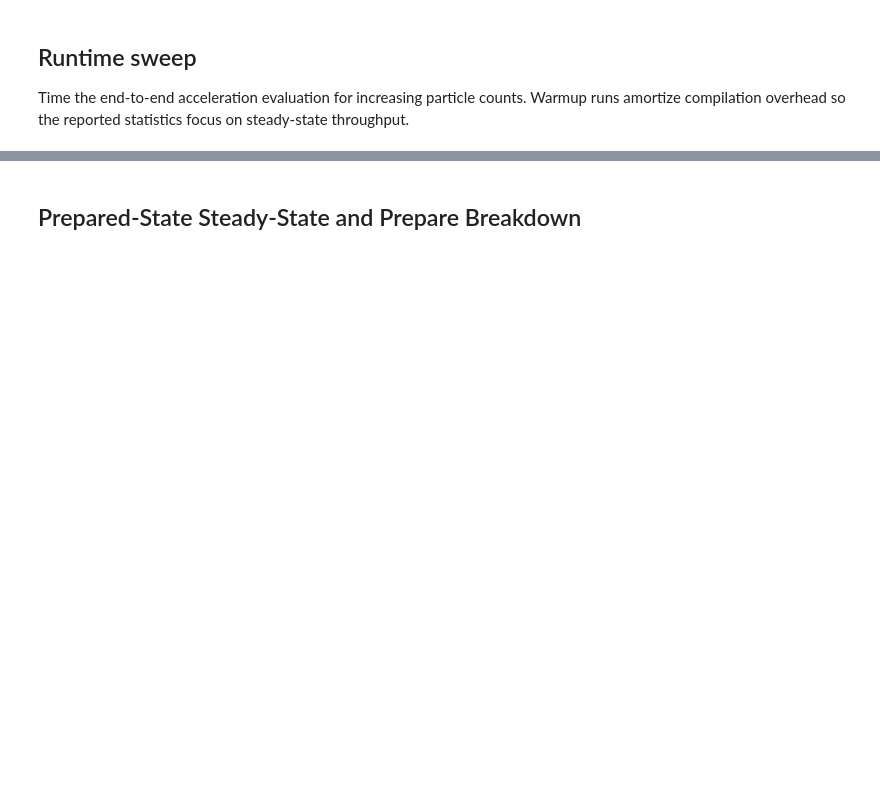
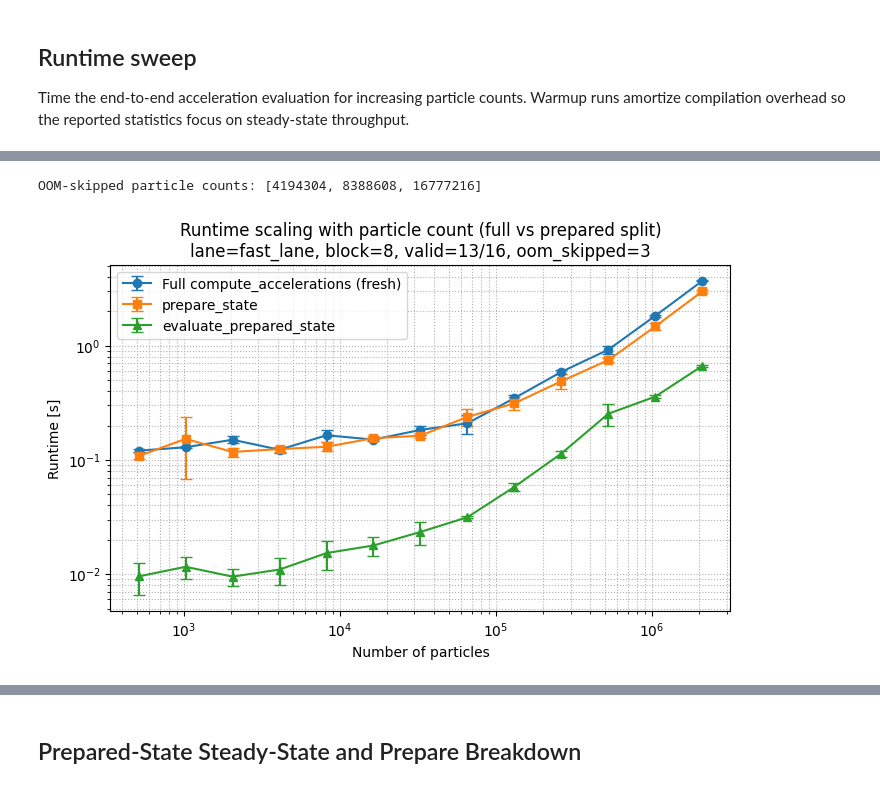
Before and after one commit to TobiBu/jaccpot, a Jupyter notebook: examples/benchmark_runtime_large_N_performance.ipynb, the cells around one changed output, grey strips where cells are left out. Cells and saved outputs as stored; diff of their text form; code cells hidden in the pictures; blank space fills up the shorter version.

```diff
--- a/examples/benchmark_runtime_large_N_performance.ipynb
+++ b/examples/benchmark_runtime_large_N_performance.ipynb
@@ -1186 +1362,53 @@ runtime_df_sorted = runtime_df.sort_values("num_particles")
+# %%
+plot_runtime_df = runtime_df_valid if "runtime_df_valid" in globals() else runtime_df_sorted
+if plot_runtime_df.empty:
+    raise RuntimeError("No valid runtime rows to plot. Check runtime_df_failed for error details.")
+
+fig, ax = plt.subplots(figsize=(8, 4.5))
+
+ax.errorbar(
+    plot_runtime_df["num_particles"],
+    plot_runtime_df["mean_seconds"],
+    yerr=plot_runtime_df["std_seconds"],
+    fmt="o-",
+    capsize=4,
+    label="Full compute_accelerations (fresh)",
+)
+ax.errorbar(
+    plot_runtime_df["num_particles"],
+    plot_runtime_df["prepare_mean_seconds"],
+    yerr=plot_runtime_df["prepare_std_seconds"],
+    fmt="s-",
+    capsize=4,
+    label="prepare_state",
+)
+ax.errorbar(
+    plot_runtime_df["num_particles"],
+    plot_runtime_df["evaluate_mean_seconds"],
+    yerr=plot_runtime_df["evaluate_std_seconds"],
+    fmt="^-",
+    capsize=4,
+    label="evaluate_prepared_state",
+)
+
+ax.set_xscale("log")
+ax.set_yscale("log")
+ax.set_xlabel("Number of particles")
+ax.set_ylabel("Runtime [s]")
+oom_counts = []
+if "runtime_df_oom_failed" in globals() and not runtime_df_oom_failed.empty:
+    oom_counts = runtime_df_oom_failed["num_particles"].astype(int).tolist()
+ax.set_title(
+    "Runtime scaling with particle count (full vs prepared split)\n"
+    f"lane={runtime_main_sweep_lane_label}, block={runtime_main_sweep_target_block_size}, "
+    f"valid={len(plot_runtime_df)}/{len(runtime_particle_counts)}, oom_skipped={len(oom_counts)}"
+)
+if oom_counts:
+    print("OOM-skipped particle counts:", oom_counts)
+ax.grid(True, which="both", linestyle=":", linewidth=0.8)
+ax.legend()
+plt.show()
+# %% [output]
+OOM-skipped particle counts: [4194304, 8388608, 16777216]
+[figure, added]
 # %%
```
Also changed, not shown: parts of 12 cells of this notebook, 2 other files.
